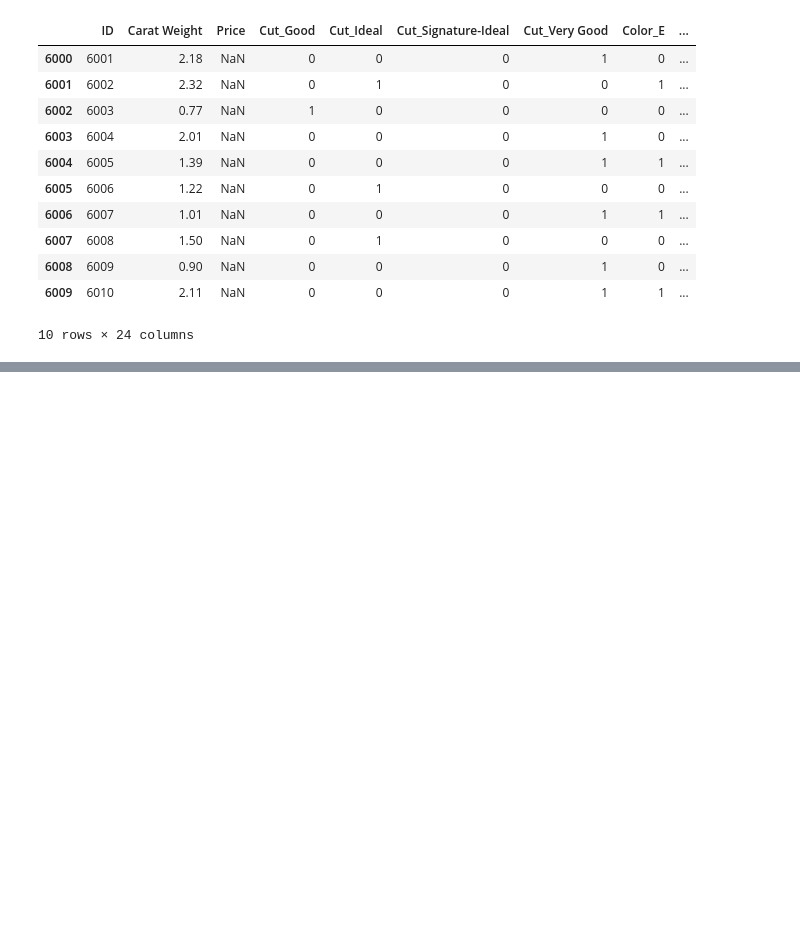
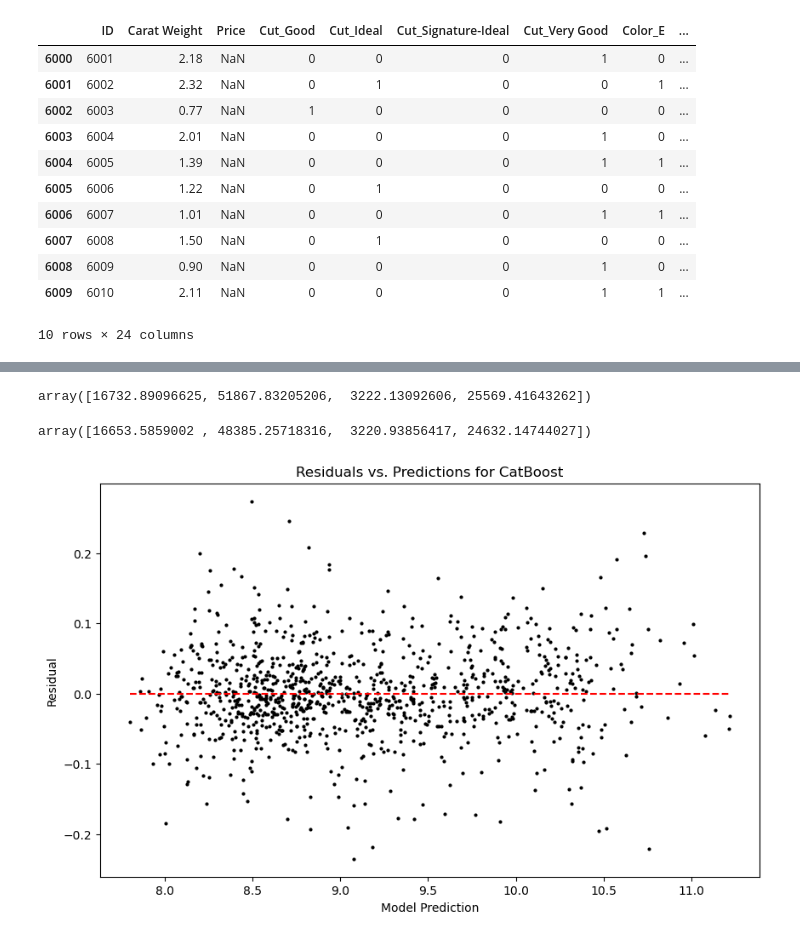
Before and after one commit to MustafaRcodes/Product-price-prediction-Multiple-regression, a Jupyter notebook: Product price prediction Multiple regression.ipynb, the cells around one changed output, grey strips where cells are left out. Saved outputs shown, nothing was run; the diff lists cells and outputs as text; code cells hidden in the pictures; blank space fills up the shorter version.

```diff
--- a/Product price prediction Multiple regression.ipynb
+++ b/Product price prediction Multiple regression.ipynb
@@ -966,0 +985,3 @@ MAPE for CatBoost: 5.13%
+# %%
+Sarah_data_training['Price'] = Sarah_data_training['Price'].transform(log)
+Sarah_data_training['Carat Weight'] = Sarah_data_training['Carat Weight'].transform(log)
@@ -966,0 +1066,5 @@ MAPE for CatBoost: 5.13%
+# %%
+Y_pred_log_RF = np.exp(rf_model.predict(Sarah_data_prediction))
+Y_pred_log_RF[0:4]
+# %% [output]
+array([16732.89096625, 51867.83205206,  3222.13092606, 25569.41643262])
@@ -966,0 +1076,5 @@ MAPE for CatBoost: 5.13%
+# %%
+Y_pred_log_RF = np.exp(cb_model.predict(Sarah_data_prediction))
+Y_pred_log_RF[0:4]
+# %% [output]
+array([16653.5859002 , 48385.25718316,  3220.93856417, 24632.14744027])
@@ -966,0 +1086,17 @@ MAPE for CatBoost: 5.13%
+# %%
+Y_test_array = Y_test.values.flatten()
+
+# Compute residuals
+residuals = Y_test_array - Y_pred_cb
+
+# Plotting residuals vs. predictions for CatBoost
+plt.figure(figsize=(10, 6))
+plt.scatter(Y_pred_cb, residuals, s=4, c='black')
+plt.hlines(0, min(Y_pred_cb), max(Y_pred_cb), color='red', linestyles='dashed')
+
+plt.xlabel("Model Prediction")
+plt.ylabel("Residual")
+plt.title("Residuals vs. Predictions for CatBoost")
+plt.show()
+# %% [output]
+[figure, added]
```
Also changed, not shown: parts of 12 cells of this notebook.
